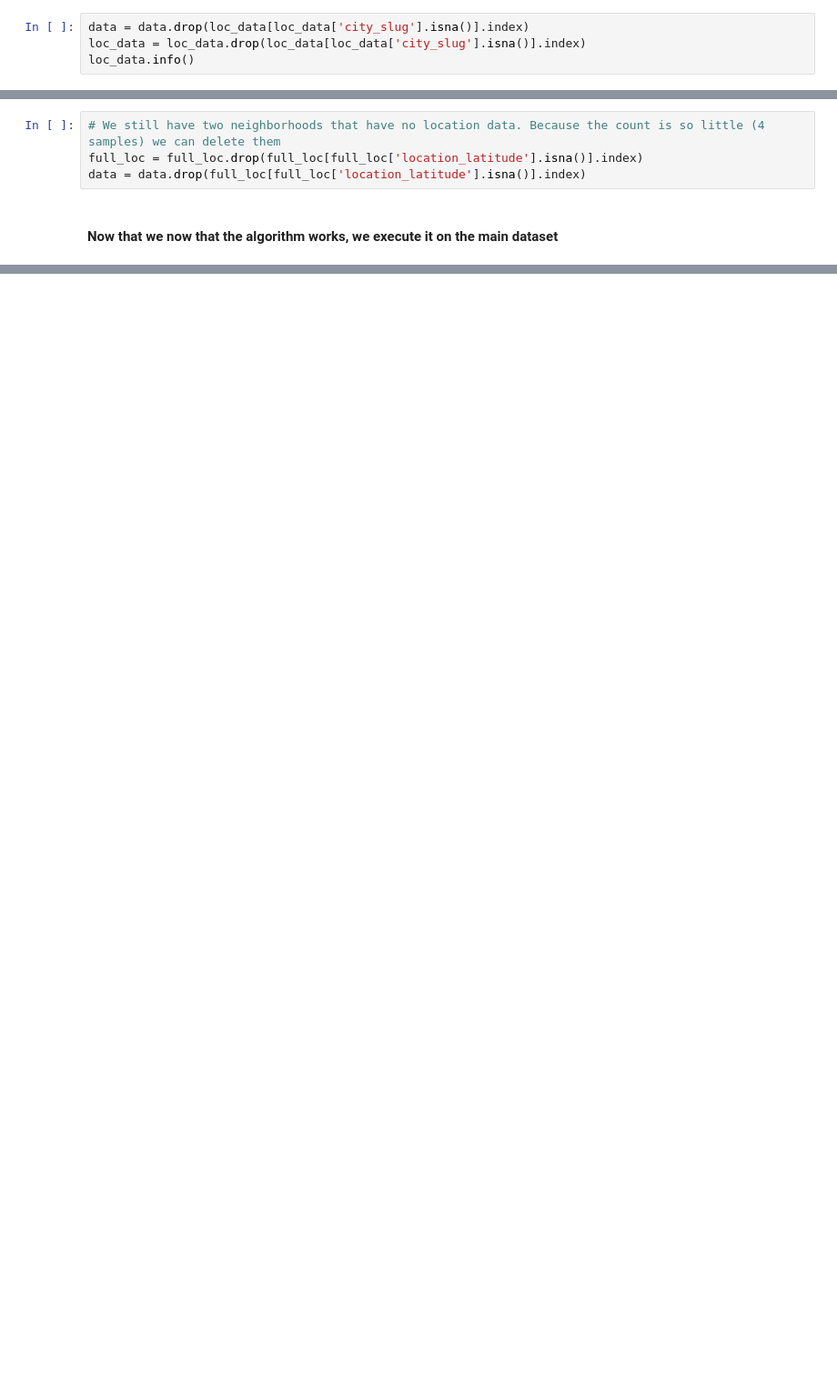
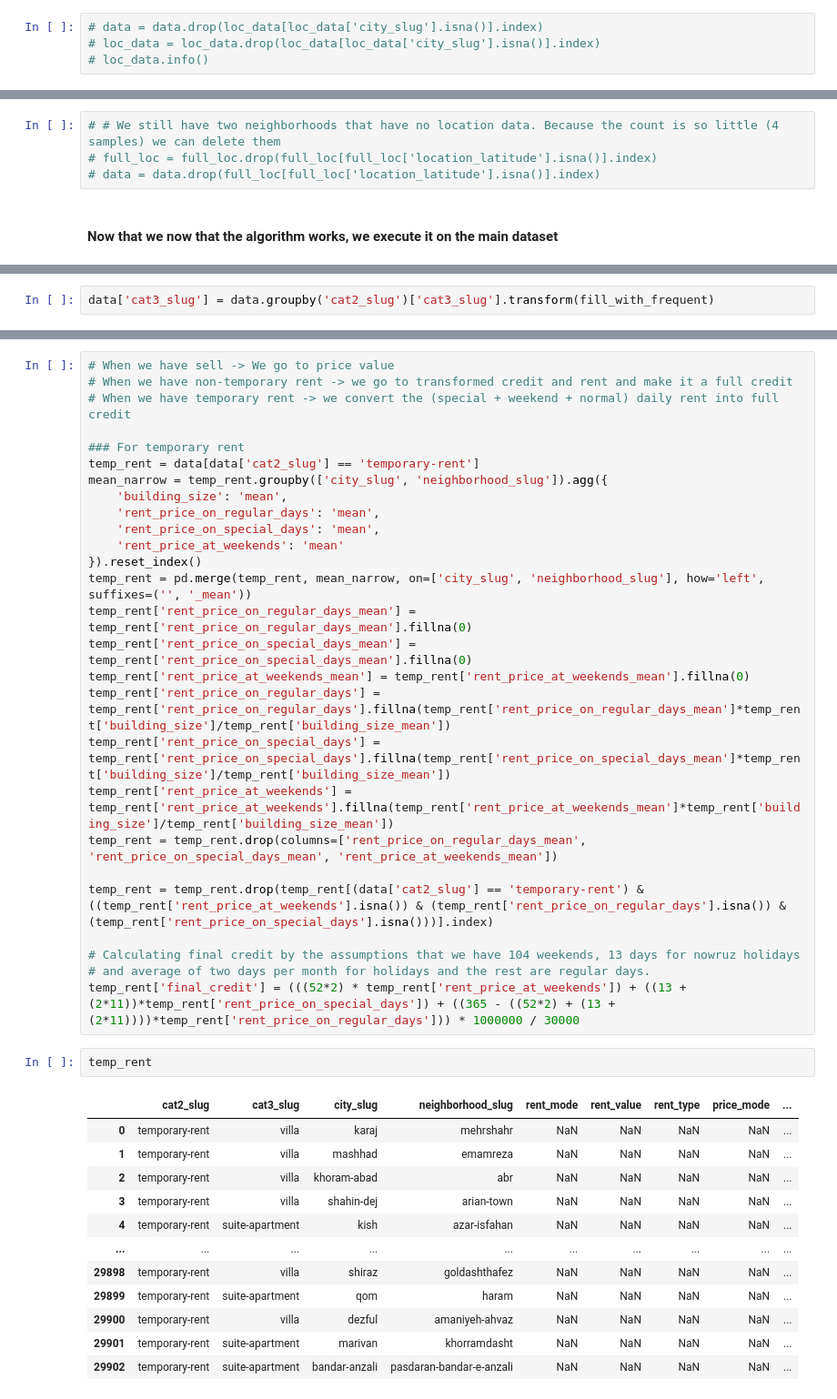
Before and after one commit to AbtinRahbari/AI_Delta_QBC9_G3, a Jupyter notebook: Clustering.ipynb, the cells around one changed output, grey strips where cells are left out. Shown at 91% size. Drawn from its saved outputs; the diff is of its cells as text; blank space fills up the shorter version.

Commit message:
Filled the temporary rent data and calculated the full credit for each one

```diff
--- a/Clustering.ipynb
+++ b/Clustering.ipynb
@@ -237,6 +219,6 @@ loc_data[loc_data['city_slug'].isna()]
 # %% [markdown]
 This data has no location Data therefore can't be used in the secondary part of the question. Because of that we delete it
 # %%
-data = data.drop(loc_data[loc_data['city_slug'].isna()].index)
-loc_data = loc_data.drop(loc_data[loc_data['city_slug'].isna()].index)
-loc_data.info()
+# data = data.drop(loc_data[loc_data['city_slug'].isna()].index)
+# loc_data = loc_data.drop(loc_data[loc_data['city_slug'].isna()].index)
+# loc_data.info()
@@ -283,7 +241,7 @@ memory usage: 30.5+ MB
 # %%
-# We still have two neighborhoods that have no location data. Because the count is so little (4 samples) we can delete them
-full_loc = full_loc.drop(full_loc[full_loc['location_latitude'].isna()].index)
-data = data.drop(full_loc[full_loc['location_latitude'].isna()].index)
+# # We still have two neighborhoods that have no location data. Because the count is so little (4 samples) we can delete them
+# full_loc = full_loc.drop(full_loc[full_loc['location_latitude'].isna()].index)
+# data = data.drop(full_loc[full_loc['location_latitude'].isna()].index)
 # %% [markdown]
 #### Now that we now that the algorithm works, we execute it on the main dataset
 # %%
@@ -330,0 +291,2 @@ data = data.drop(full_loc[full_loc['location_latitude'].isna()].index)
+# %%
+data['cat3_slug'] = data.groupby('cat2_slug')['cat3_slug'].transform(fill_with_frequent)
@@ -330,0 +301,42 @@ data = data.drop(full_loc[full_loc['location_latitude'].isna()].index)
+# %%
+# When we have sell -> We go to price value
+# When we have non-temporary rent -> we go to transformed credit and rent and make it a full credit
+# When we have temporary rent -> we convert the (special + weekend + normal) daily rent into full credit
+
+### For temporary rent
+temp_rent = data[data['cat2_slug'] == 'temporary-rent']
+mean_narrow = temp_rent.groupby(['city_slug', 'neighborhood_slug']).agg({
+    'building_size': 'mean',
+    'rent_price_on_regular_days': 'mean',
+    'rent_price_on_special_days': 'mean',
+    'rent_price_at_weekends': 'mean'
+}).reset_index()
+temp_rent = pd.merge(temp_rent, mean_narrow, on=['city_slug', 'neighborhood_slug'], how='left', suffixes=('', '_mean'))
+temp_rent['rent_price_on_regular_days_mean'] = temp_rent['rent_price_on_regular_days_mean'].fillna(0)
+temp_rent['rent_price_on_special_days_mean'] = temp_rent['rent_price_on_special_days_mean'].fillna(0)
+temp_rent['rent_price_at_weekends_mean'] = temp_rent['rent_price_at_weekends_mean'].fillna(0)
+temp_rent['rent_price_on_regular_days'] = temp_rent['rent_price_on_regular_days'].fillna(temp_rent['rent_price_on_regular_days_mean']*temp_rent['building_size']/temp_rent['building_size_mean'])
+temp_rent['rent_price_on_special_days'] = temp_rent['rent_price_on_special_days'].fillna(temp_rent['rent_price_on_special_days_mean']*temp_rent['building_size']/temp_rent['building_size_mean'])
+temp_rent['rent_price_at_weekends'] = temp_rent['rent_price_at_weekends'].fillna(temp_rent['rent_price_at_weekends_mean']*temp_rent['building_size']/temp_rent['building_size_mean'])
+temp_rent = temp_rent.drop(columns=['rent_price_on_regular_days_mean', 'rent_price_on_special_days_mean', 'rent_price_at_weekends_mean'])
+
+temp_rent = temp_rent.drop(temp_rent[(data['cat2_slug'] == 'temporary-rent') & ((temp_rent['rent_price_at_weekends'].isna()) & (temp_rent['rent_price_on_regular_days'].isna()) & (temp_rent['rent_price_on_special_days'].isna()))].index)
+
+# Calculating final credit by the assumptions that we have 104 weekends, 13 days for nowruz holidays
+# and average of two days per month for holidays and the rest are regular days.
+temp_rent['final_credit'] = (((52*2) * temp_rent['rent_price_at_weekends']) + ((13 + (2*11))*temp_rent['rent_price_on_special_days']) + ((365 - ((52*2) + (13 + (2*11))))*temp_rent['rent_price_on_regular_days'])) * 1000000 / 30000
+# %%
+temp_rent
+# %% [output]
+|  | cat2_slug | cat3_slug | city_slug | neighborhood_slug | rent_mode | rent_value | rent_type | price_mode | ... |
+| 0 | temporary-rent | villa | karaj | mehrshahr | NaN | NaN | NaN | NaN | ... |
+| 1 | temporary-rent | villa | mashhad | emamreza | NaN | NaN | NaN | NaN | ... |
+| 2 | temporary-rent | villa | khoram-abad | abr | NaN | NaN | NaN | NaN | ... |
+| 3 | temporary-rent | villa | shahin-dej | arian-town | NaN | NaN | NaN | NaN | ... |
+| 4 | temporary-rent | suite-apartment | kish | azar-isfahan | NaN | NaN | NaN | NaN | ... |
+| ... | ... | ... | ... | ... | ... | ... | ... | ... | ... |
+| 29898 | temporary-rent | villa | shiraz | goldashthafez | NaN | NaN | NaN | NaN | ... |
+| 29899 | temporary-rent | suite-apartment | qom | haram | NaN | NaN | NaN | NaN | ... |
+| 29900 | temporary-rent | villa | dezful | amaniyeh-ahvaz | NaN | NaN | NaN | NaN | ... |
+| 29901 | temporary-rent | suite-apartment | marivan | khorramdasht | NaN | NaN | NaN | NaN | ... |
+| 29902 | temporary-rent | suite-apartment | bandar-anzali | pasdaran-bandar-e-anzali | NaN | NaN | NaN | NaN | ... |
```
Also changed, not shown: parts of 32 cells of this notebook.
